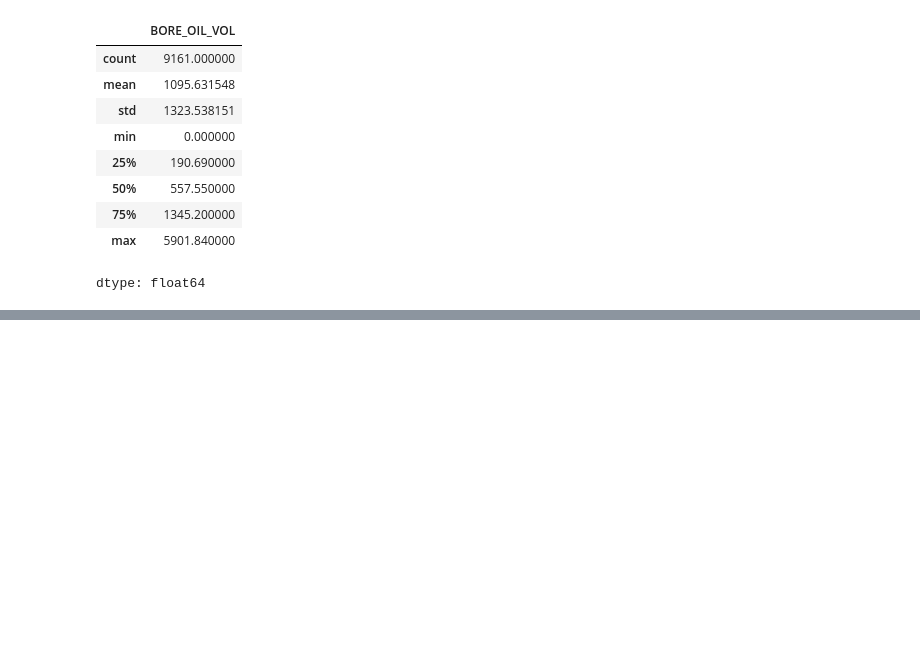
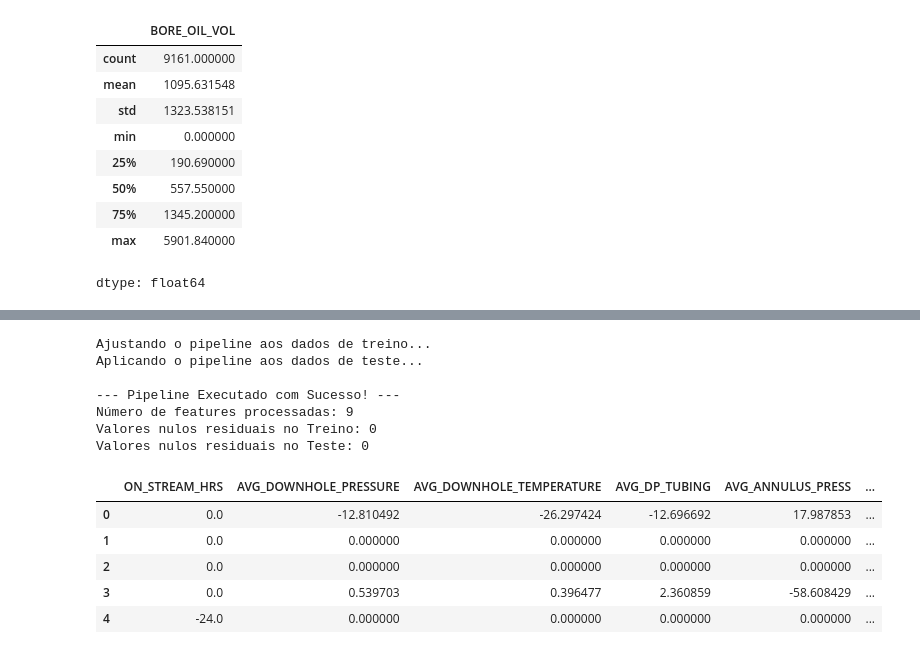
Before and after one commit to andersonportella-collab/MVP_ML_PUCRio, a Jupyter notebook: MVP_ML_Analytics_2026_Anderson G Portella.ipynb, the cells around one changed output, grey strips where cells are left out. Drawn from its saved outputs; the diff is of its cells as text; code cells hidden in the pictures; blank space fills up the shorter version.

```diff
--- a/MVP_ML_Analytics_2026_Anderson G Portella.ipynb
+++ b/MVP_ML_Analytics_2026_Anderson G Portella.ipynb
@@ -499,3 +581,21 @@ Features: ['idade_cliente', 'renda_mensal', 'tempo_relacionamento_meses', 'canal
+# %%
+# === Configurações Globais do Template ===
+PROBLEM_TYPE = "regressao"
+TARGET = "BORE_OIL_VOL"
+SEED = 42
+
+# Nossas variáveis preditoras (sensores e horas) que definimos na etapa de preparo
+features = [
+    'ON_STREAM_HRS',
+    'AVG_DOWNHOLE_PRESSURE',
+    'AVG_DOWNHOLE_TEMPERATURE',
+    'AVG_DP_TUBING',
+    'AVG_ANNULUS_PRESS',
+    'AVG_CHOKE_SIZE_P',
+    'AVG_WHP_P',
+    'AVG_WHT_P',
+    'DP_CHOKE_SIZE'
+]
 # %%
 # === Divisão dos dados ===
 
@@ -1031,0 +668,47 @@ Use esta seção apenas se o projeto realmente precisar.
+# %%
+# ==============================================================================
+# 6. Construção e Aplicação do Pipeline de Pré-processamento
+# ==============================================================================
+from sklearn.pipeline import Pipeline
+from sklearn.impute import SimpleImputer
+from sklearn.preprocessing import RobustScaler
+
+# 1. Definição da arquitetura do Pipeline
+pipeline_preproc = Pipeline([
+    ('imputer', SimpleImputer(strategy='median')),
+    ('scaler', RobustScaler())
+])
+
+# 2. Ajuste (Fit) e Transformação no conjunto de TREINO
+print("Ajustando o pipeline aos dados de treino...")
+X_train_processed = pipeline_preproc.fit_transform(X_train)
+
+# 3. Apenas Transformação no conjunto de TESTE (sem vazar dados do futuro)
+print("Aplicando o pipeline aos dados de teste...")
+X_test_processed = pipeline_preproc.transform(X_test)
+
+# 4. Reconstrução dos DataFrames (Opcional, mas excelente para manter o nome das colunas e a interpretabilidade)
+X_train_final = pd.DataFrame(X_train_processed, columns=X_train.columns)
+X_test_final = pd.DataFrame(X_test_processed, columns=X_test.columns)
+
+print("\n--- Pipeline Executado com Sucesso! ---")
+print(f"Número de features processadas: {X_train_final.shape[1]}")
+print(f"Valores nulos residuais no Treino: {X_train_final.isnull().sum().sum()}")
+print(f"Valores nulos residuais no Teste: {X_test_final.isnull().sum().sum()}")
+
+# Exibindo o resultado final para conferência
+display(X_train_final.head())
+# %% [output]
+Ajustando o pipeline aos dados de treino...
+Aplicando o pipeline aos dados de teste...
+
+--- Pipeline Executado com Sucesso! ---
+Número de features processadas: 9
+Valores nulos residuais no Treino: 0
+Valores nulos residuais no Teste: 0
+|  | ON_STREAM_HRS | AVG_DOWNHOLE_PRESSURE | AVG_DOWNHOLE_TEMPERATURE | AVG_DP_TUBING | AVG_ANNULUS_PRESS | ... |
+| 0 | 0.0 | -12.810492 | -26.297424 | -12.696692 | 17.987853 | ... |
+| 1 | 0.0 | 0.000000 | 0.000000 | 0.000000 | 0.000000 | ... |
+| 2 | 0.0 | 0.000000 | 0.000000 | 0.000000 | 0.000000 | ... |
+| 3 | 0.0 | 0.539703 | 0.396477 | 2.360859 | -58.608429 | ... |
+| 4 | -24.0 | 0.000000 | 0.000000 | 0.000000 | 0.000000 | ... |
```
Also changed, not shown: parts of 63 cells of this notebook.
